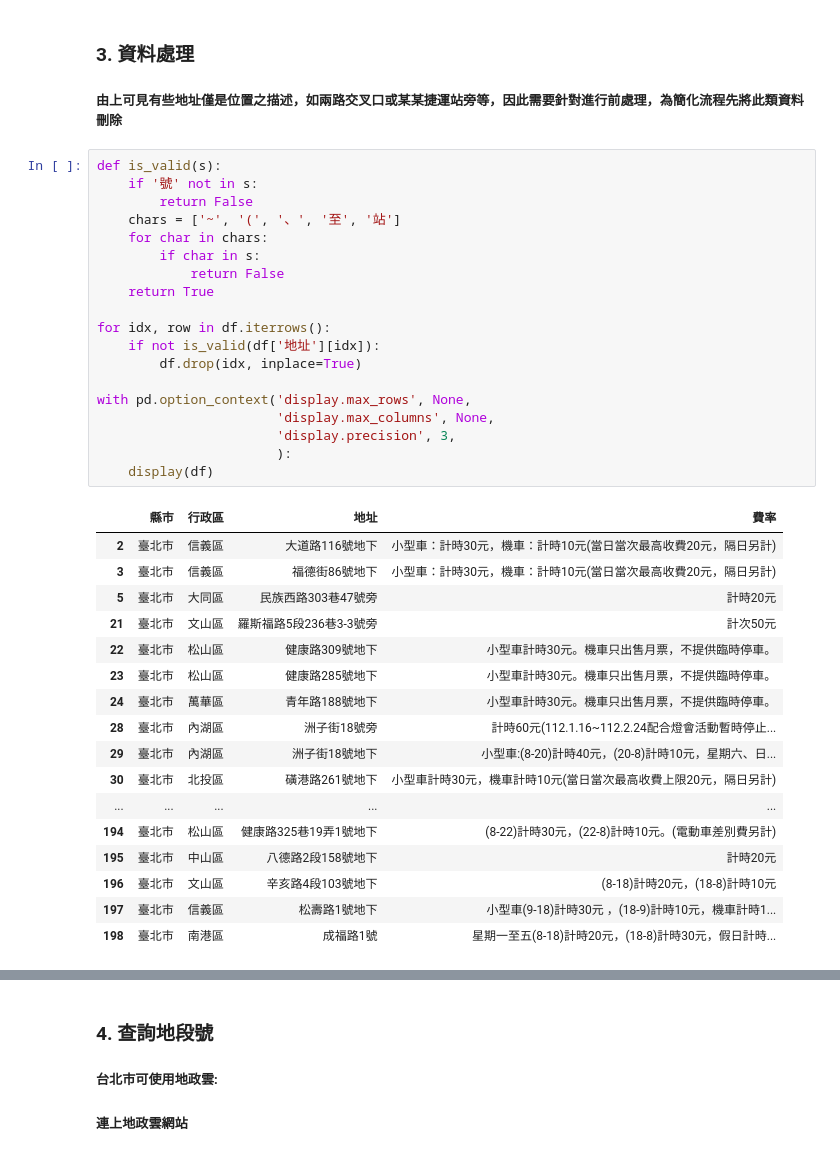
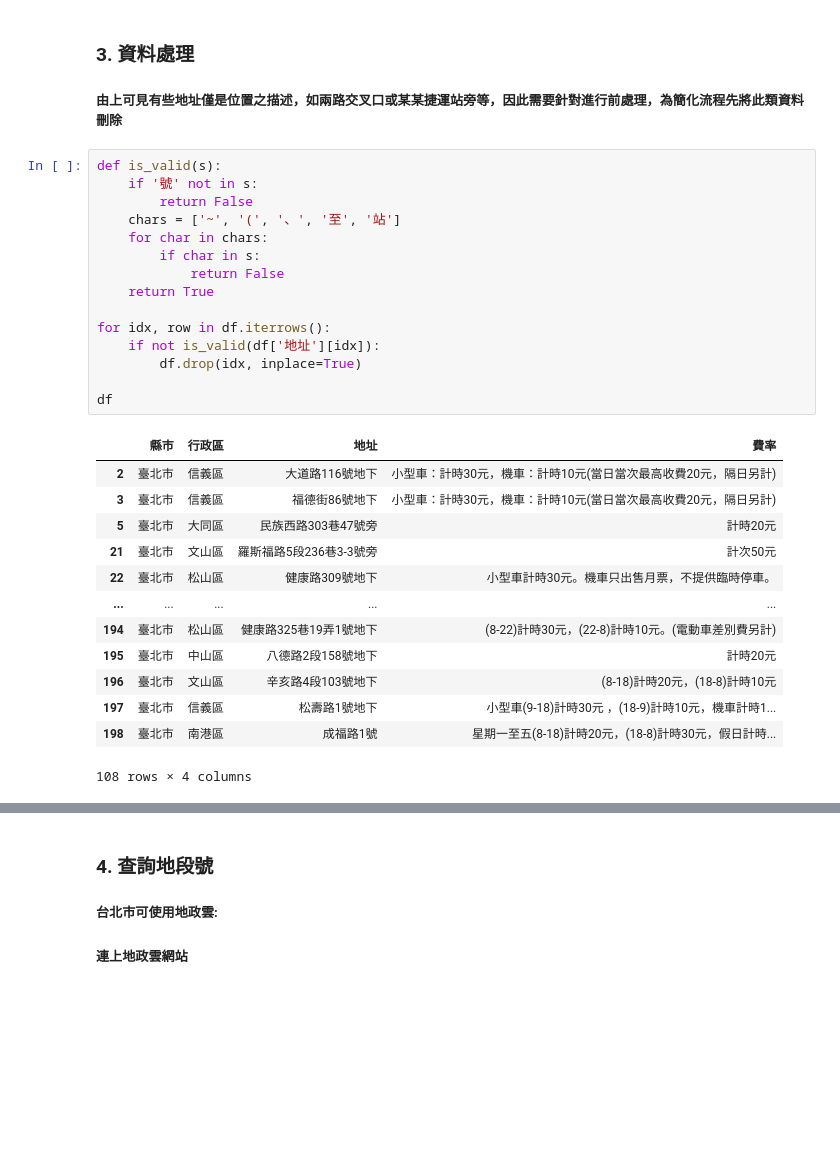
Before and after one commit to yctsaiyc/parkinglot, a Jupyter notebook: parkinglot.ipynb, the cells around one changed output, grey strips where cells are left out. Saved outputs shown, nothing was run; the diff lists cells and outputs as text; blank space fills up the shorter version.

```diff
--- a/parkinglot.ipynb
+++ b/parkinglot.ipynb
@@ -67,37 +67,29 @@ df
 # %%
 def is_valid(s):
     if '號' not in s:
         return False
     chars = ['~', '(', '、', '至', '站']
     for char in chars:
         if char in s:
             return False
     return True
 
 for idx, row in df.iterrows():
     if not is_valid(df['地址'][idx]):
         df.drop(idx, inplace=True)
 
-with pd.option_context('display.max_rows', None,
-                       'display.max_columns', None,
-                       'display.precision', 3,
-                       ):
-    display(df)
+df
 # %% [output]
 |  | 縣市 | 行政區 | 地址 | 費率 |
 | 2 | 臺北市 | 信義區 | 大道路116號地下 | 小型車：計時30元，機車：計時10元(當日當次最高收費20元，隔日另計) |
 | 3 | 臺北市 | 信義區 | 福德街86號地下 | 小型車：計時30元，機車：計時10元(當日當次最高收費20元，隔日另計) |
 | 5 | 臺北市 | 大同區 | 民族西路303巷47號旁 | 計時20元 |
 | 21 | 臺北市 | 文山區 | 羅斯福路5段236巷3-3號旁 | 計次50元 |
 | 22 | 臺北市 | 松山區 | 健康路309號地下 | 小型車計時30元。機車只出售月票，不提供臨時停車。 |
-| 23 | 臺北市 | 松山區 | 健康路285號地下 | 小型車計時30元。機車只出售月票，不提供臨時停車。 |
-| 24 | 臺北市 | 萬華區 | 青年路188號地下 | 小型車計時30元。機車只出售月票，不提供臨時停車。 |
-| 28 | 臺北市 | 內湖區 | 洲子街18號旁 | 計時60元(112.1.16~112.2.24配合燈會活動暫時停止... |
-| 29 | 臺北市 | 內湖區 | 洲子街18號地下 | 小型車:(8-20)計時40元，(20-8)計時10元，星期六、日... |
-| 30 | 臺北市 | 北投區 | 磺港路261號地下 | 小型車計時30元，機車計時10元(當日當次最高收費上限20元，隔日另計) |
 | ... | ... | ... | ... | ... |
 | 194 | 臺北市 | 松山區 | 健康路325巷19弄1號地下 | (8-22)計時30元，(22-8)計時10元。(電動車差別費另計) |
 | 195 | 臺北市 | 中山區 | 八德路2段158號地下 | 計時20元 |
 | 196 | 臺北市 | 文山區 | 辛亥路4段103號地下 | (8-18)計時20元，(18-8)計時10元 |
 | 197 | 臺北市 | 信義區 | 松壽路1號地下 | 小型車(9-18)計時30元 ，(18-9)計時10元，機車計時1... |
 | 198 | 臺北市 | 南港區 | 成福路1號 | 星期一至五(8-18)計時20元，(18-8)計時30元，假日計時... |
+108 rows × 4 columns
```
Also changed, not shown: parts of 4 cells of this notebook.
